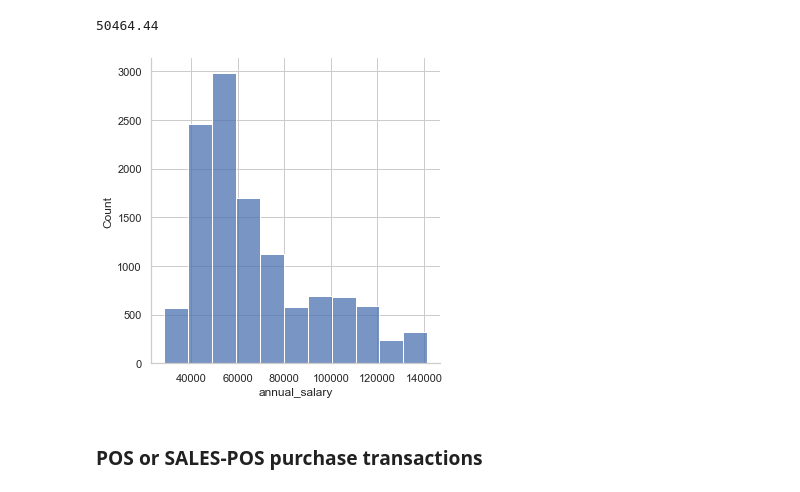
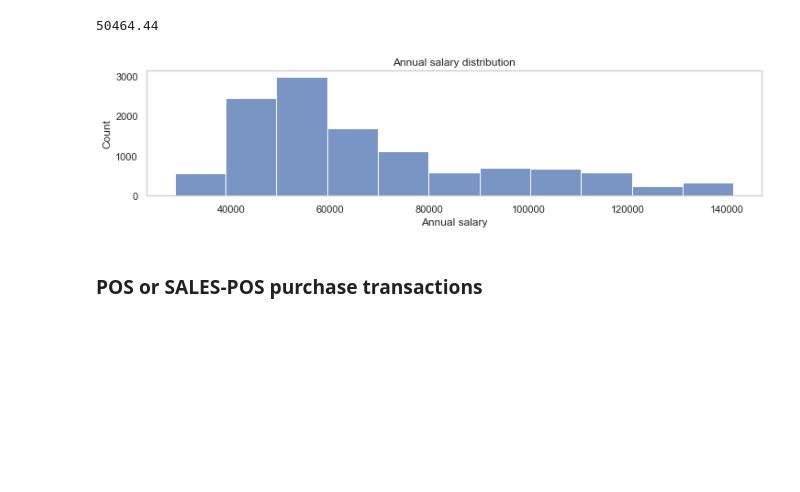
Before and after one commit to HHook/ANZ-virtual-internship, a Jupyter notebook: ANZ virtual internship Feature Engineering.ipynb, the cells around one changed output. Saved outputs shown, nothing was run; the diff lists cells and outputs as text; code cells hidden in the pictures; blank space fills up the shorter version.

```diff
--- a/ANZ virtual internship Feature Engineering.ipynb
+++ b/ANZ virtual internship Feature Engineering.ipynb
@@ -234,11 +234,16 @@ for i in df['customer_id']:
     salaries.append(int(annual_salaries.loc[i]))
 
 df['annual_salary'] = salaries
-# %%
-# skewed distribution
-sns.displot(df['annual_salary'], bins=11);
-# %% [output]
-[figure, removed]
+# %%
+# skewed distribution
+fig, ax = plt.subplots(figsize=(12,2.5))
+plt.grid(False)
+plt.title('Annual salary distribution')
+plt.xlabel('Annual salary')
+sns.histplot(ax=ax, data=df['annual_salary'], bins=11);
+# plt.savefig('annual_salary_dist_V.jpg')
+# %% [output]
+[figure, added]
 # %% [markdown]
 ### POS or SALES-POS purchase transactions
 # %%
```
Also changed, not shown: parts of 2 cells of this notebook, 2 other files.
